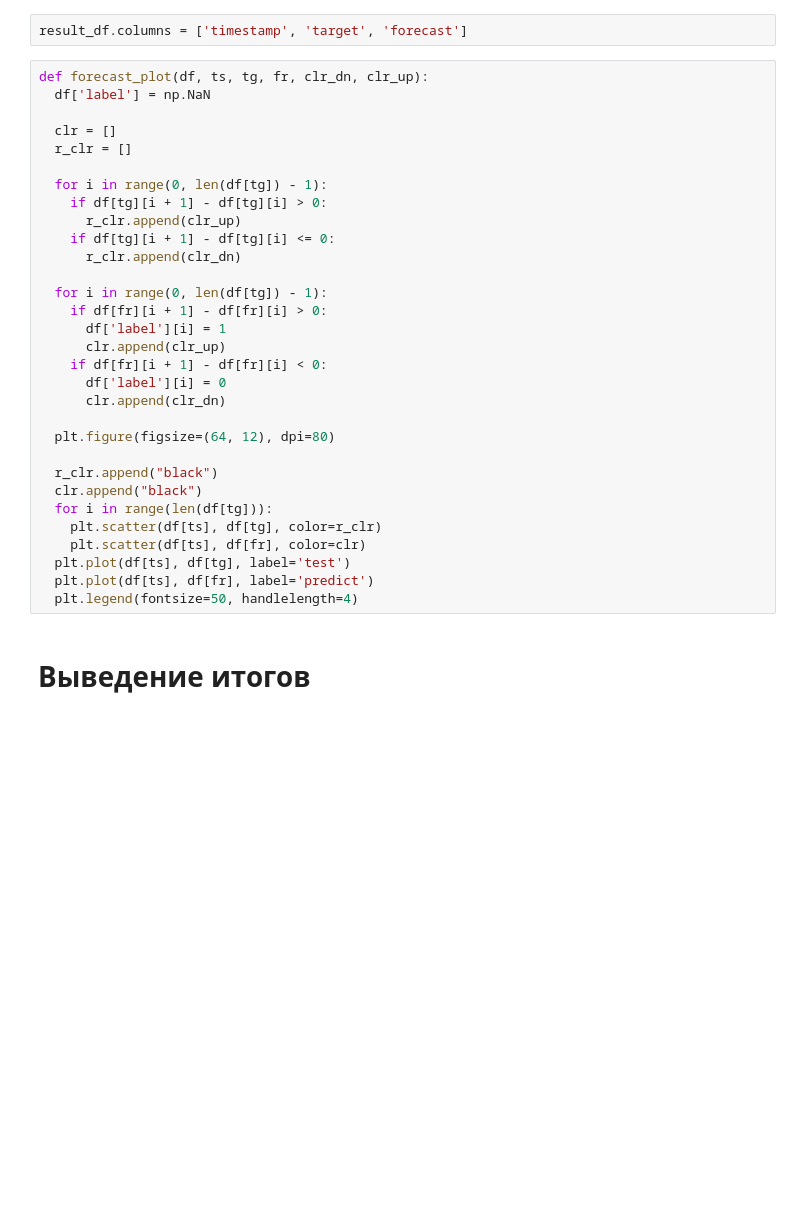
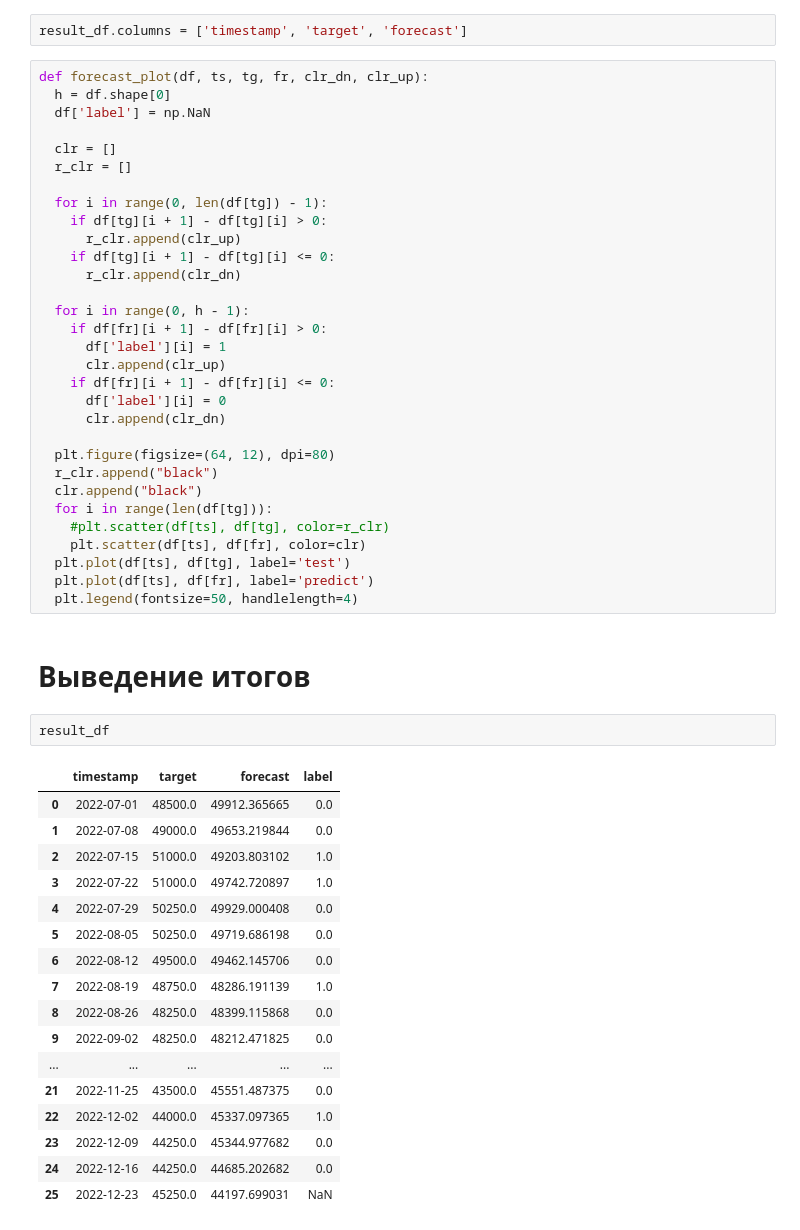
Before and after one commit to ColaChanel/Samolet-armature, a Jupyter notebook: etna_timeseries_first_model.ipynb, the cells around one changed output. Drawn from its saved outputs; the diff is of its cells as text; blank space fills up the shorter version.

```diff
--- a/etna_timeseries_first_model.ipynb
+++ b/etna_timeseries_first_model.ipynb
@@ -202,6 +200,7 @@ result_df = pd.concat([result_df, forecast_df['target']], axis=1)
 result_df.columns = ['timestamp', 'target', 'forecast']
 # %%
 def forecast_plot(df, ts, tg, fr, clr_dn, clr_up):
+  h = df.shape[0]
   df['label'] = np.NaN
 
   clr = []
@@ -213,26 +212,45 @@ def forecast_plot(df, ts, tg, fr, clr_dn, clr_up):
     if df[tg][i + 1] - df[tg][i] <= 0:
       r_clr.append(clr_dn)
 
-  for i in range(0, len(df[tg]) - 1):
+  for i in range(0, h - 1):
     if df[fr][i + 1] - df[fr][i] > 0:
       df['label'][i] = 1
       clr.append(clr_up)
-    if df[fr][i + 1] - df[fr][i] < 0:
+    if df[fr][i + 1] - df[fr][i] <= 0:
       df['label'][i] = 0
       clr.append(clr_dn)
 
   plt.figure(figsize=(64, 12), dpi=80)
-
   r_clr.append("black")
   clr.append("black")
   for i in range(len(df[tg])):
-    plt.scatter(df[ts], df[tg], color=r_clr)
+    #plt.scatter(df[ts], df[tg], color=r_clr)
     plt.scatter(df[ts], df[fr], color=clr)
   plt.plot(df[ts], df[tg], label='test')
   plt.plot(df[ts], df[fr], label='predict')
   plt.legend(fontsize=50, handlelength=4)
 # %% [markdown]
 # Выведение итогов
+# %%
+result_df
+# %% [output]
+|  | timestamp | target | forecast | label |
+| 0 | 2022-07-01 | 48500.0 | 49912.365665 | 0.0 |
+| 1 | 2022-07-08 | 49000.0 | 49653.219844 | 0.0 |
+| 2 | 2022-07-15 | 51000.0 | 49203.803102 | 1.0 |
+| 3 | 2022-07-22 | 51000.0 | 49742.720897 | 1.0 |
+| 4 | 2022-07-29 | 50250.0 | 49929.000408 | 0.0 |
+| 5 | 2022-08-05 | 50250.0 | 49719.686198 | 0.0 |
+| 6 | 2022-08-12 | 49500.0 | 49462.145706 | 0.0 |
+| 7 | 2022-08-19 | 48750.0 | 48286.191139 | 1.0 |
+| 8 | 2022-08-26 | 48250.0 | 48399.115868 | 0.0 |
+| 9 | 2022-09-02 | 48250.0 | 48212.471825 | 0.0 |
+| ... | ... | ... | ... | ... |
+| 21 | 2022-11-25 | 43500.0 | 45551.487375 | 0.0 |
+| 22 | 2022-12-02 | 44000.0 | 45337.097365 | 1.0 |
+| 23 | 2022-12-09 | 44250.0 | 45344.977682 | 0.0 |
+| 24 | 2022-12-16 | 44250.0 | 44685.202682 | 0.0 |
+| 25 | 2022-12-23 | 45250.0 | 44197.699031 | NaN |
 # %%
 forecast_plot(result_df, 'timestamp', 'target', 'forecast', '#8b00ff', '#9BED00')
 # %% [output]
```
Also changed, not shown: parts of 8 cells of this notebook, 4 other files.
